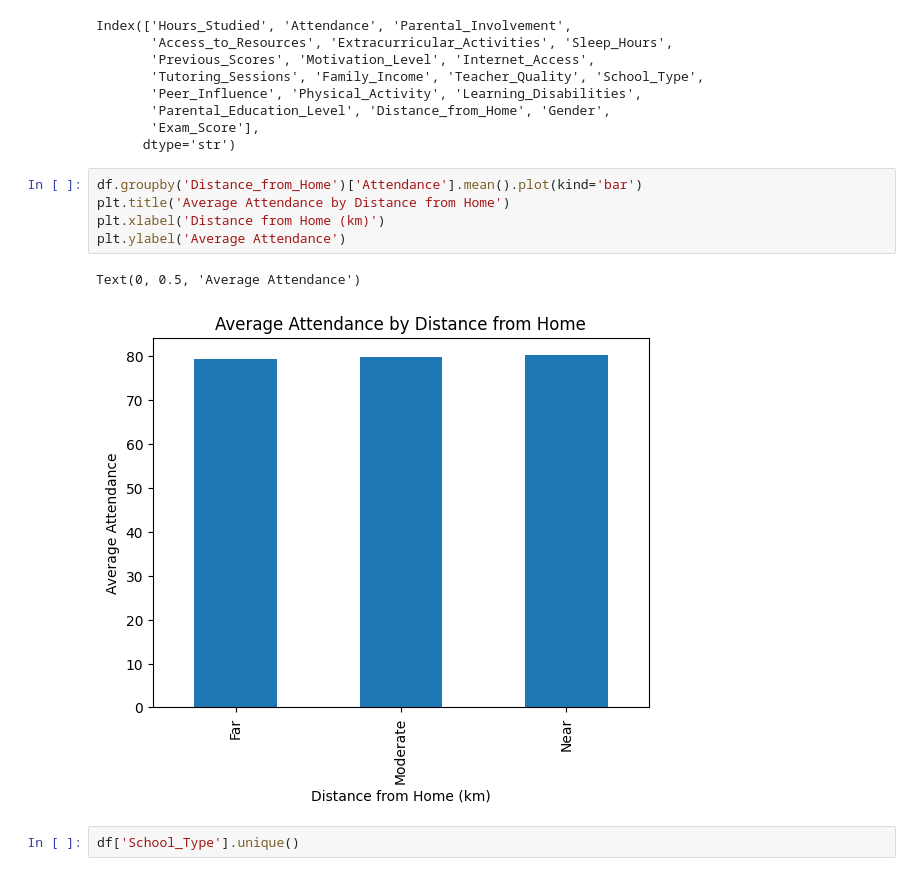
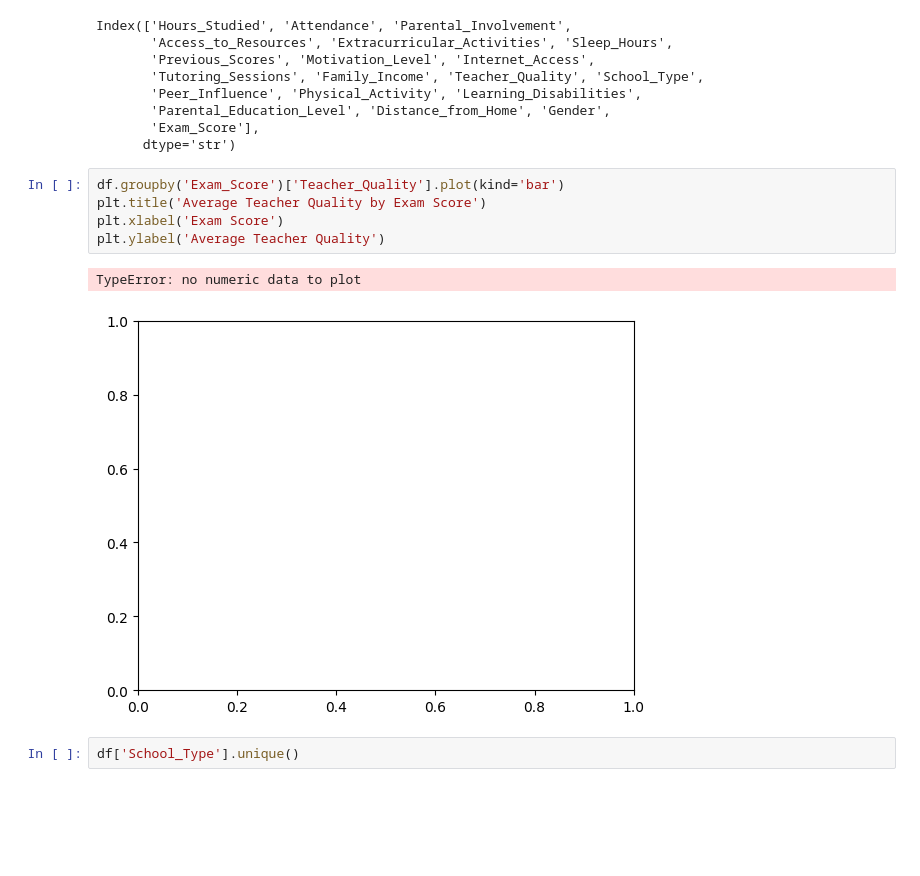
Before and after one commit to laxmansharma1811/Feature_Extraction_Project, a Jupyter notebook: student_performance.ipynb, the cells around one changed output. Cells and saved outputs as stored; diff of their text form; blank space fills up the shorter version.

```diff
--- a/student_performance.ipynb
+++ b/student_performance.ipynb
@@ -154,13 +155,13 @@ Index(['Hours_Studied', 'Attendance', 'Parental_Involvement',
        'Exam_Score'],
       dtype='str')
 # %%
-df.groupby('Distance_from_Home')['Attendance'].mean().plot(kind='bar')
-plt.title('Average Attendance by Distance from Home')
-plt.xlabel('Distance from Home (km)')
-plt.ylabel('Average Attendance')
+df.groupby('Exam_Score')['Teacher_Quality'].plot(kind='bar')
+plt.title('Average Teacher Quality by Exam Score')
+plt.xlabel('Exam Score')
+plt.ylabel('Average Teacher Quality')
 # %% [output]
-Text(0, 0.5, 'Average Attendance')
+TypeError: no numeric data to plot
-[figure, old version]
+[figure, new version]
 # %%
 df['School_Type'].unique()
 # %% [output]
```
Also changed, not shown: parts of 2 cells of this notebook.
